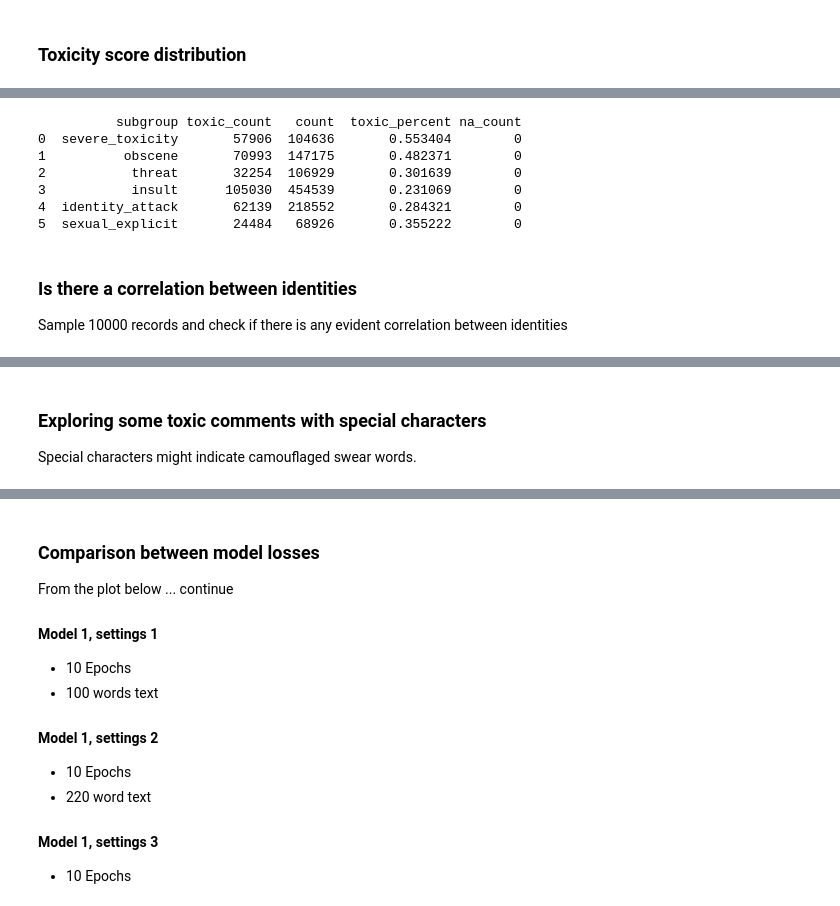
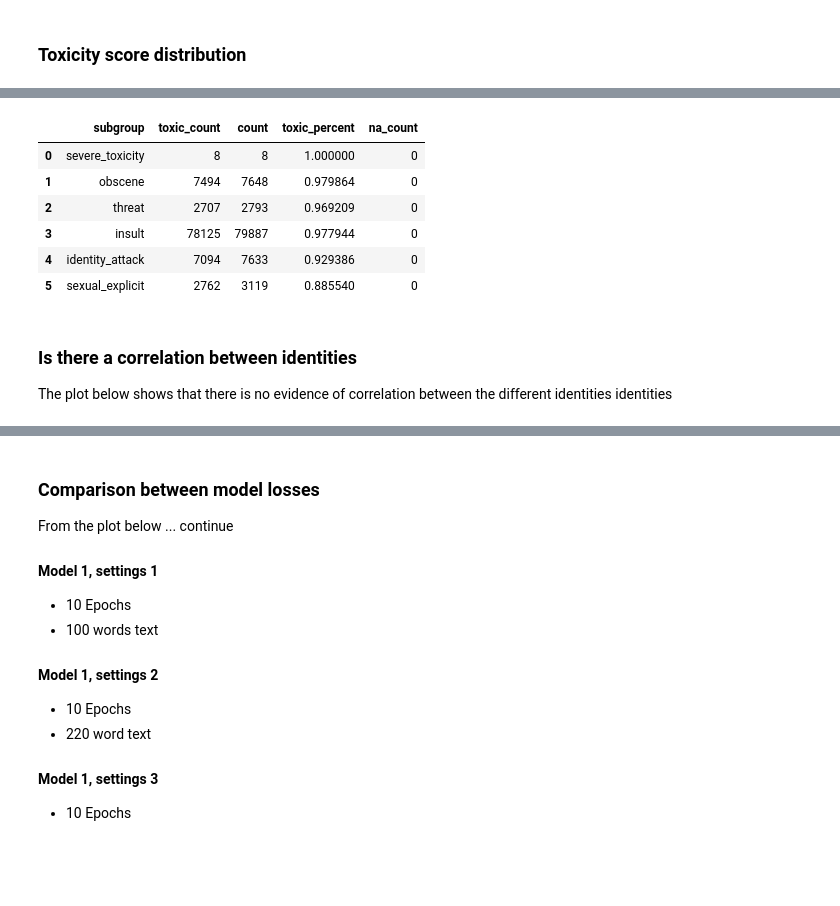
Before and after one commit to gromag/Machine-Learning-Engineer-Capstone-Project-Udacity, a Jupyter notebook: Captone Project.ipynb, the cells around one changed output, grey strips where cells are left out. Drawn from its saved outputs; the diff is of its cells as text; code cells hidden in the pictures; blank space fills up the shorter version.

```diff
--- a/Captone Project.ipynb
+++ b/Captone Project.ipynb
@@ -191,25 +239,19 @@ The percentage of samples with one or more identity set is 11.65%
 # %%
-toxic_subgroup_stats = explore.calculate_toxic_stats_for_subgroups()
-
-print(toxic_subgroup_stats)
+toxic_subgroup_stats = explore.calculate_toxic_stats_for_subgroups(0.5)
+toxic_subgroup_stats
 # %% [output]
-          subgroup toxic_count   count  toxic_percent na_count
-0  severe_toxicity       57906  104636       0.553404        0
-1          obscene       70993  147175       0.482371        0
-2           threat       32254  106929       0.301639        0
-3           insult      105030  454539       0.231069        0
-4  identity_attack       62139  218552       0.284321        0
-5  sexual_explicit       24484   68926       0.355222        0
+|  | subgroup | toxic_count | count | toxic_percent | na_count |
+| 0 | severe_toxicity | 8 | 8 | 1.000000 | 0 |
+| 1 | obscene | 7494 | 7648 | 0.979864 | 0 |
+| 2 | threat | 2707 | 2793 | 0.969209 | 0 |
+| 3 | insult | 78125 | 79887 | 0.977944 | 0 |
+| 4 | identity_attack | 7094 | 7633 | 0.929386 | 0 |
+| 5 | sexual_explicit | 2762 | 3119 | 0.885540 | 0 |
 # %% [markdown]
 ### Is there a correlation between identities
 
-Sample 10000 records and check if there is any evident correlation between identities
+The plot below shows that there is no evidence of correlation between the different identities identities
 # %%
 sns.pairplot(explore.train[JigsawExploratoryAnalysis.identity_columns].sample(10000))
 # %% [markdown]
 ![](images/identity-correlation-plot.png)
-# %% [markdown]
-### Exploring some toxic comments with special characters
-
-
-Special characters might indicate camouflaged swear words.
```
Also changed, not shown: parts of 28 cells of this notebook.
